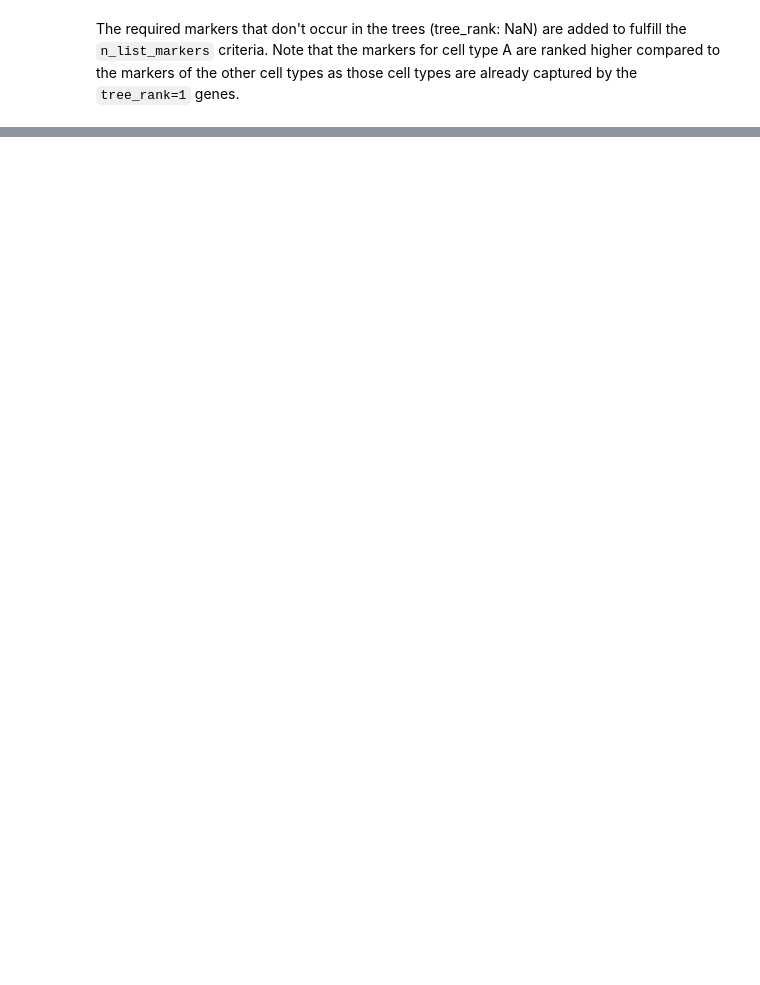
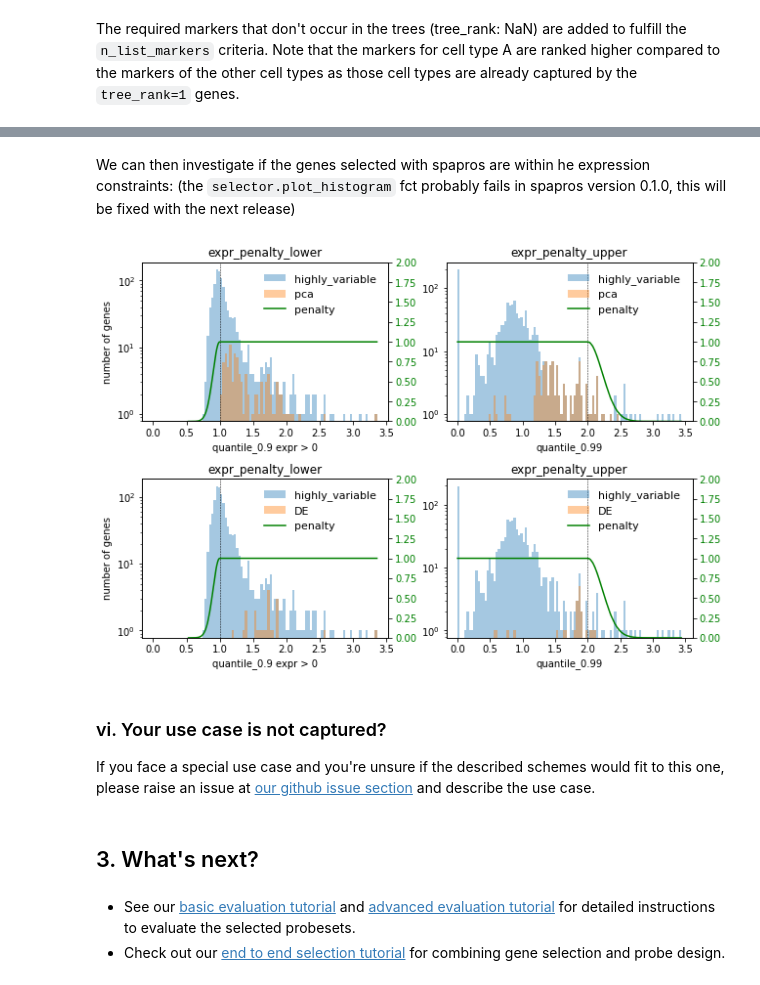
Before and after one commit to theislab/spapros, a Jupyter notebook: docs/_tutorials/spapros_tutorial_advanced_selection.ipynb, the cells around one changed output, grey strips where cells are left out. Drawn from its saved outputs; the diff is of its cells as text; code cells hidden in the pictures; blank space fills up the shorter version.

Commit message:
Update tutorials

```diff
--- a/docs/_tutorials/spapros_tutorial_advanced_selection.ipynb
+++ b/docs/_tutorials/spapros_tutorial_advanced_selection.ipynb
@@ -508,3 +376,0 @@ selector.plot_gene_overlap()
-# %%
-import matplotlib.pyplot as plt
-plt.rcParams["figure.figsize"] = (10, 10)
@@ -707,0 +460,24 @@ See our [basic evaluation tutorial](https://spapros.readthedocs.io/en/latest/tut
+# %%
+# Run selection with the calibrated expession constraints
+
+FACTOR = 0.1
+
+adata.var["expr_penalty_lower"] = adata.var[f"expr_penalty_lower_{FACTOR}"]
+adata.var["expr_penalty_upper"] = adata.var[f"expr_penalty_upper_{FACTOR}"]
+
+# create an instance of the ProbesetSelector class
+selector = sp.se.ProbesetSelector(
+    adata,
+    n=None,
+    celltype_key="celltype",
+    verbosity=1,
+    save_dir=None,
+    pca_penalties=["expr_penalty_lower", "expr_penalty_upper"],
+    DE_penalties=["expr_penalty_lower", "expr_penalty_upper"],
+    m_penalties_adata_celltypes=["expr_penalty_lower", "expr_penalty_upper"],
+    m_penalties_list_celltypes=["expr_penalty_upper"],
+)
+
+
+# select probe set
+selector.select_probeset()
@@ -707,0 +492,20 @@ See our [basic evaluation tutorial](https://spapros.readthedocs.io/en/latest/tut
+# %% [markdown]
+We can then investigate if the genes selected with spapros are within he expression constraints:
+(the `selector.plot_histogram` fct probably fails in spapros version 0.1.0, this will be fixed with the next release)
+# %%
+selector.plot_histogram(
+    selections = ["pca", "DE"],
+    x_axis_keys={"expr_penalty_lower": 'quantile_0.9 expr > 0', "expr_penalty_upper": 'quantile_0.99'},
+    unapplied_penalty_keys={}
+)
+# %% [output]
+[figure, added]
+# %% [markdown]
+### vi. Your use case is not captured?
+
+If you face a special use case and you're unsure if the described schemes would fit to this one, please raise an issue at [our github issue section](https://github.com/theislab/spapros/issues) and describe the use case.
+# %% [markdown]
+## 3. What's next?
+# %% [markdown]
+- See our [basic evaluation tutorial](./spapros_tutorial_basic_evaluation.ipynb) and [advanced evaluation tutorial](./spapros_tutorial_advanced_evaluation.ipynb) for detailed instructions to evaluate the selected probesets.
+- Check out our [end to end selection tutorial](./spapros_tutorial_end_to_end_selection.ipynb) for combining gene selection and probe design.
```
Also changed, not shown: parts of 59 cells of this notebook, 7 other files.
